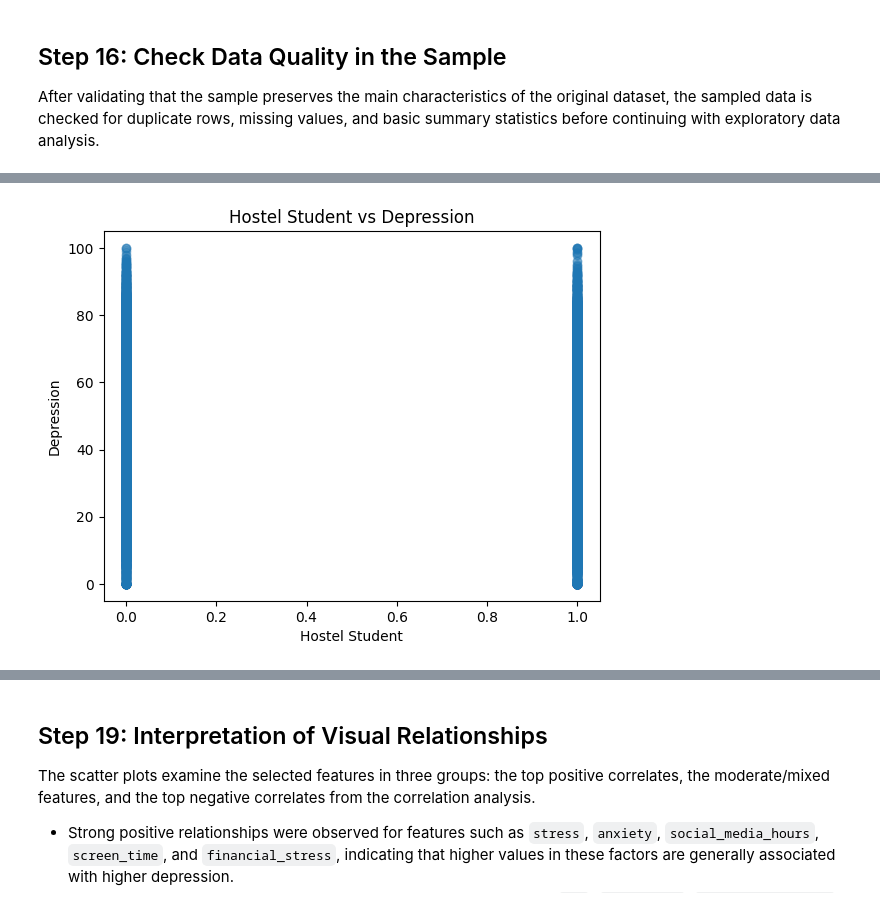
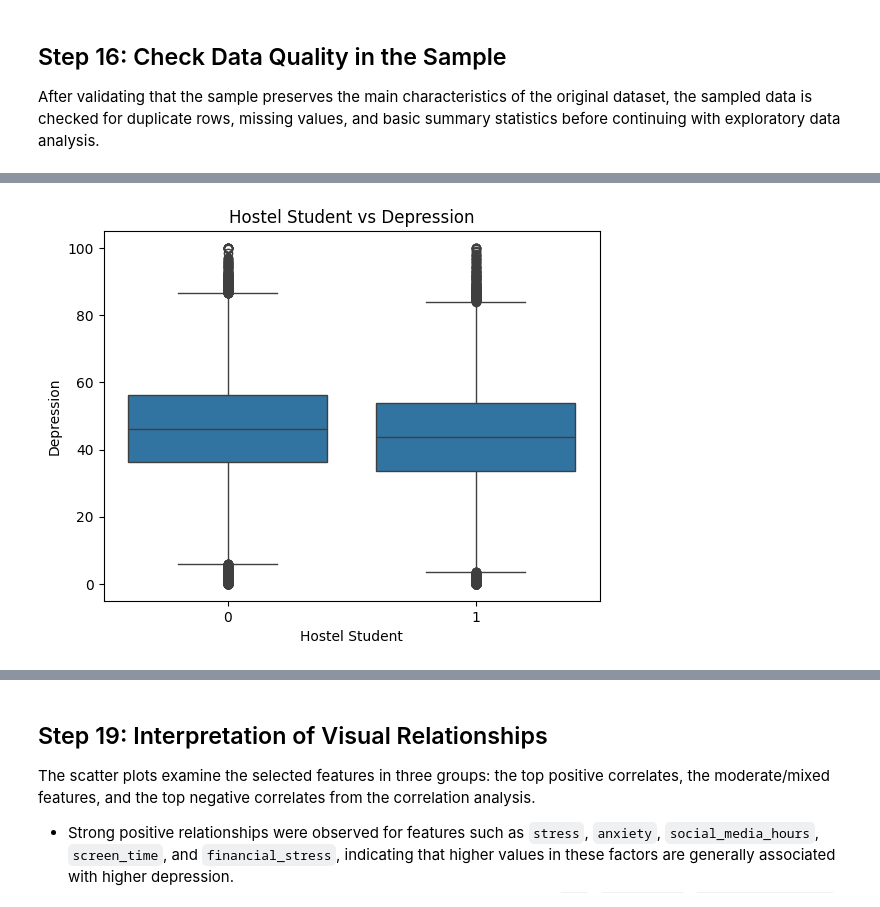
Before and after one commit to XyronTeam/ml-project, a Jupyter notebook: src/dataset_b/notebook_b.ipynb, the cells around one changed output, grey strips where cells are left out. Drawn from its saved outputs; the diff is of its cells as text; code cells hidden in the pictures.

Commit message:
Add more necessary data cleaning steps, fixed some plots, and engineer more features.

```diff
--- a/src/dataset_b/notebook_b.ipynb
+++ b/src/dataset_b/notebook_b.ipynb
@@ -100,3 +183,5 @@ dtype: float64
+# %%
+df.drop(columns=['gpa'], inplace=True)
 # %% [markdown]
 ## Step 6: Check for Duplicate Rows
 Duplicate rows are checked because they may bias the analysis and affect the representativeness of the sample.
@@ -392,0 +436,11 @@ plt.show()
+# %%
+df_sample['gpa'] = (
+    df_sample['midterm_score'] +
+    df_sample['final_score'] +
+    df_sample['project_score']
+) / 30
+df_sample.drop(columns=[
+    'midterm_score',
+    'final_score',
+    'project_score'
+], inplace=True)
@@ -392,0 +449,12 @@ plt.show()
+# %%
+df_sample["healthy_lifestyle"] = (
+    df_sample["physical_activity"] * 2 +
+    df_sample["sleep_hours"] -
+    df_sample["junk_food_frequency"] / 5 -
+    df_sample["caffeine_mg"] / 100
+)
+df_sample['risk_behavior'] = (
+    df_sample['procrastination_score'] +
+    df_sample['late_night_frequency']
+)
+df_sample["sleep_disruption"] = df_sample["late_night_frequency"] * (8 - df_sample["sleep_hours"])
@@ -393,3 +547,5 @@ plt.show()
+# %%
+df_sample = df_sample.drop(columns=['stress', 'anxiety'])
 # %% [markdown]
 ## Step 18: Visualize Key Relationships
 
@@ -502,11 +640,16 @@ plt.show()
 # %%
-plt.scatter(df_sample["hostel_student"], df_sample["depression"], alpha=0.3)
+import seaborn as sns
+import matplotlib.pyplot as plt
+
+sns.boxplot(x='hostel_student', y='depression', data=df_sample)
+
 plt.title("Hostel Student vs Depression")
 plt.xlabel("Hostel Student")
 plt.ylabel("Depression")
+
 plt.show()
 # %% [output]
-[figure, old version]
+[figure, new version]
 # %%
 plt.scatter(df_sample["extracurricular_hours"], df_sample["depression"], alpha=0.3)
 plt.title("Extra-Curricular Hours vs Depression")
```
Also changed, not shown: parts of 65 cells of this notebook.
